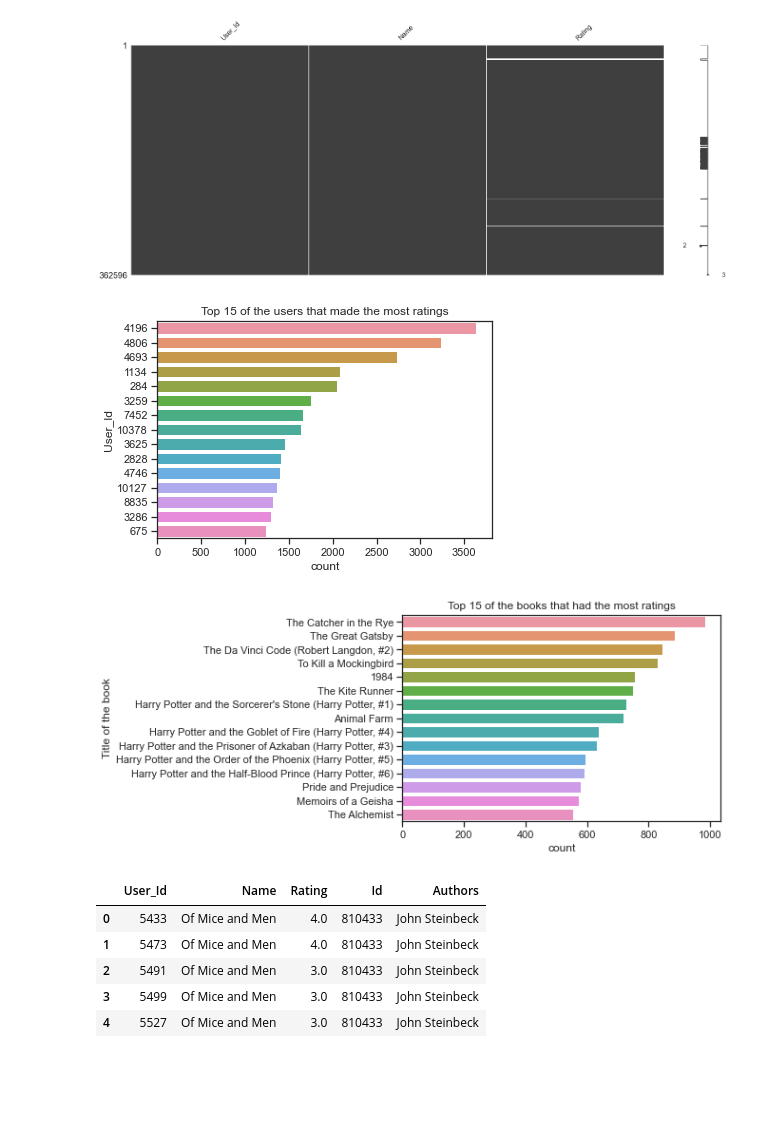
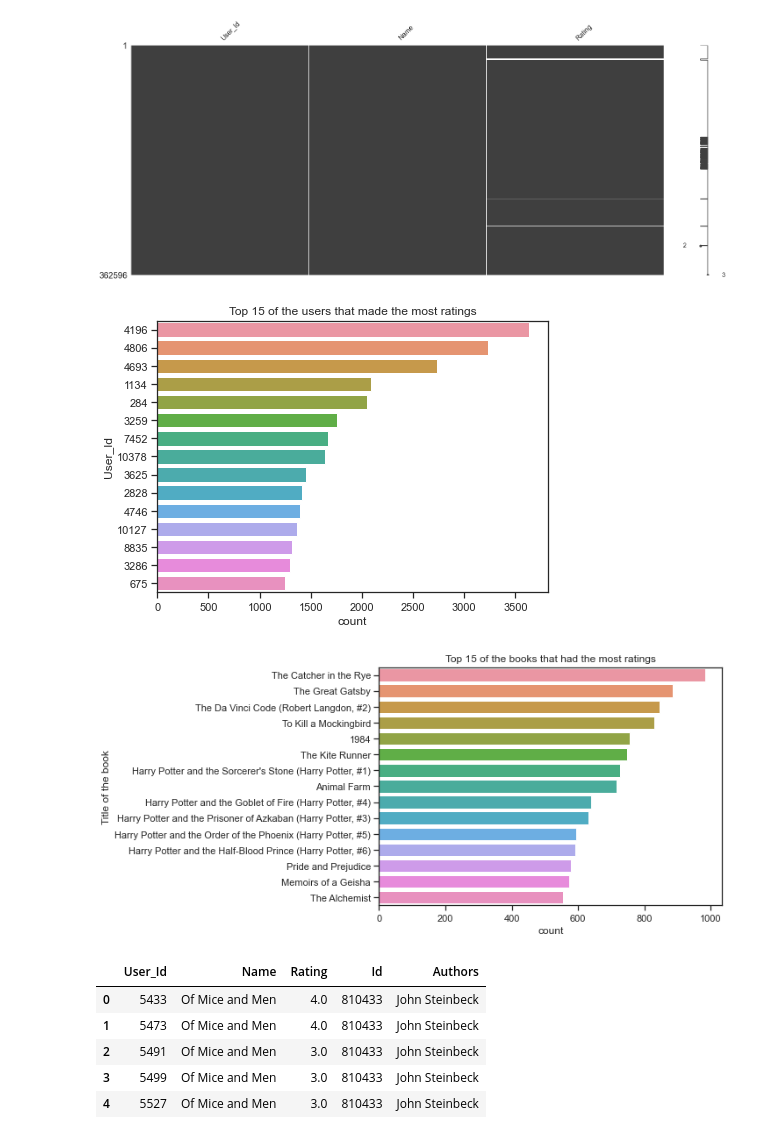
Before and after one commit to cecilegltslmcs/recommender_sys_books, a Jupyter notebook: P7_01_notebookcleaning.ipynb, the cells around one changed output. Saved outputs shown, nothing was run; the diff lists cells and outputs as text; code cells hidden in the pictures; blank space fills up the shorter version.

```diff
--- a/P7_01_notebookcleaning.ipynb
+++ b/P7_01_notebookcleaning.ipynb
@@ -390,14 +426,18 @@ msno.matrix(merged_users)
 # %%
 merged_users.dropna(inplace=True)
 # %%
+plt.figure(figsize=(7, 5))
+
 sns.countplot(y="User_Id",
               data=merged_users,
               order=merged_users["User_Id"].value_counts().index[:15])
 plt.title("Top 15 of the users that made the most ratings")
 plt.show()
 # %% [output]
-[figure, old version]
+[figure, new version]
 # %%
+plt.figure(figsize=(7, 5))
+
 sns.countplot(y="Name",
               data=merged_users,
               order=merged_users["Name"].value_counts().index[:15])
@@ -405,7 +445,7 @@ plt.ylabel("Title of the book")
 plt.title("Top 15 of the books that had the most ratings")
 plt.show()
 # %% [output]
-[figure, old version]
+[figure, new version]
 # %%
 book_data = book_data[["Id","Name", "Authors"]]
 # %%
```
Also changed, not shown: parts of 18 cells of this notebook.
